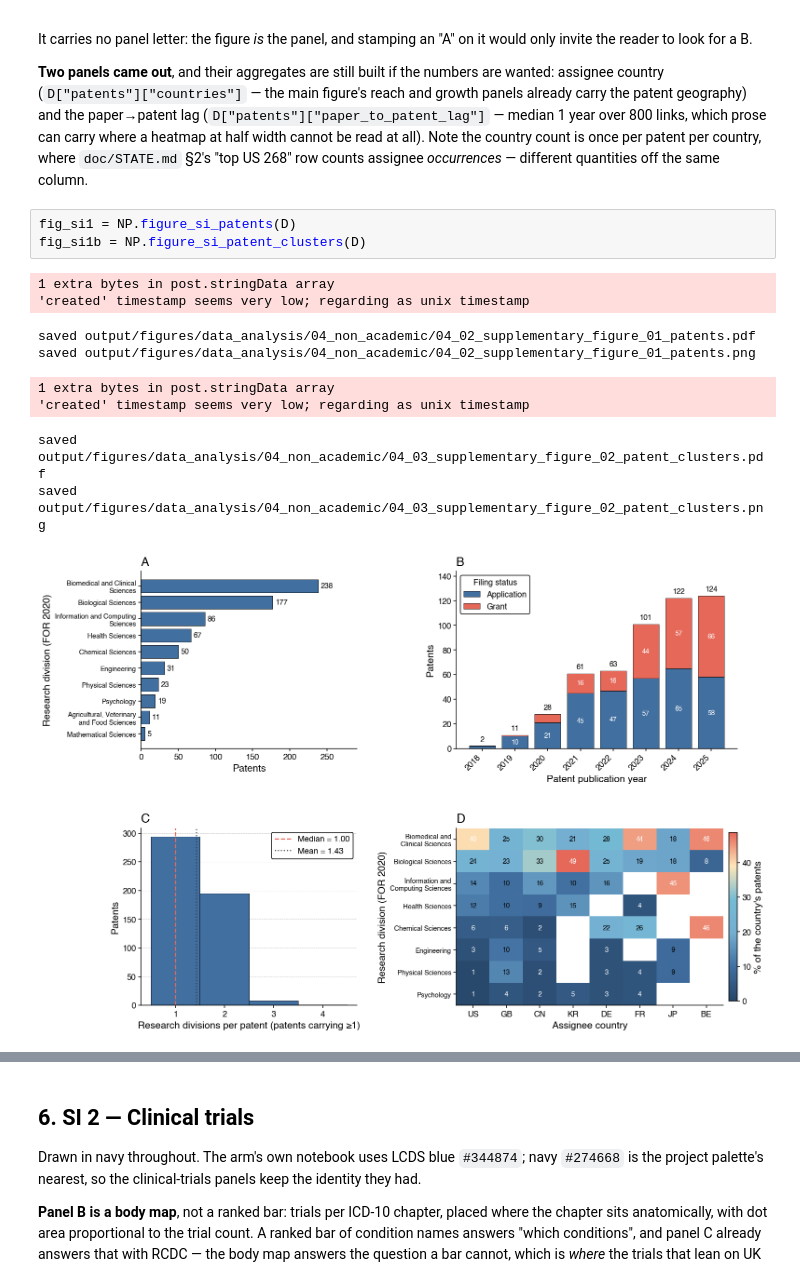
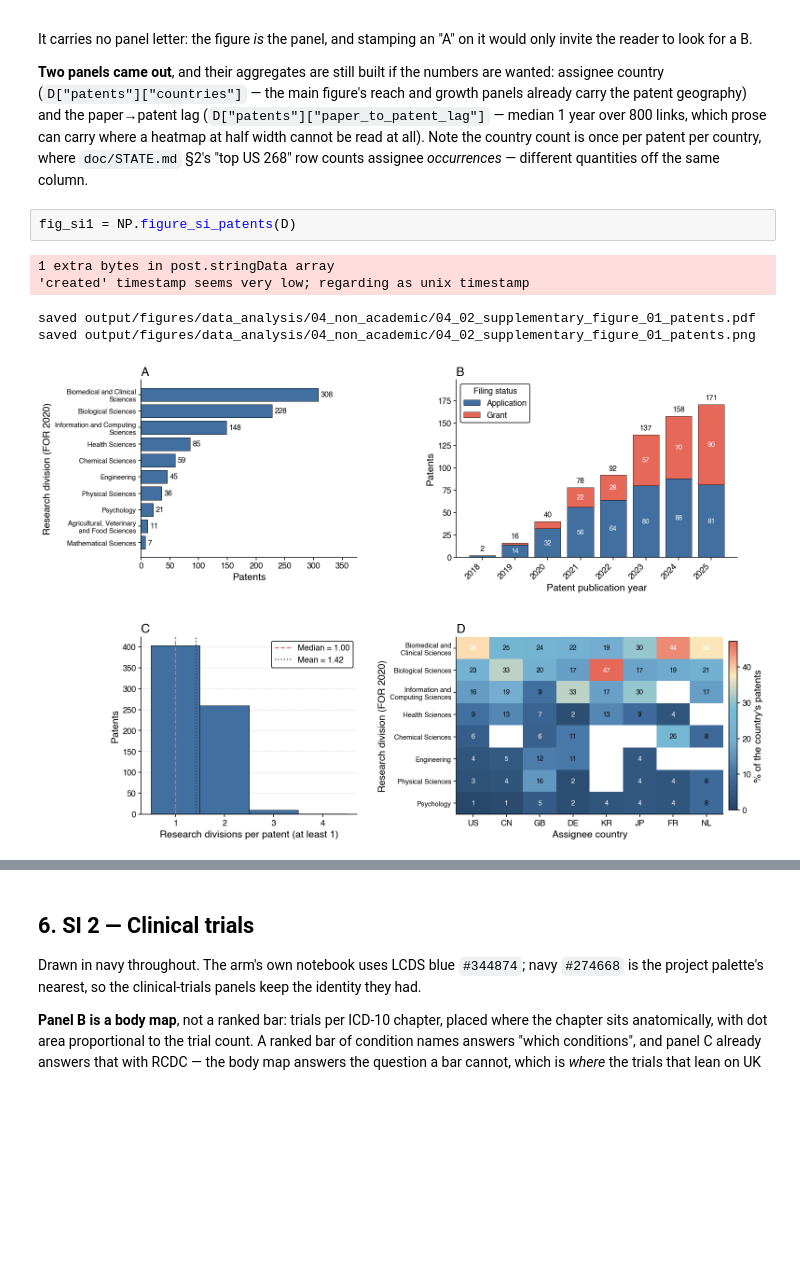
Before and after one commit to OxfordDemSci/20_years_of_ukb, a Jupyter notebook: src/data_analysis/04_non_academic_99_all.ipynb, the cells around one changed output, grey strips where cells are left out. Drawn from its saved outputs; the diff is of its cells as text; blank space fills up the shorter version.

Commit message:
updated the academic and non-academic impact figures
note that academic impact's analysing framework is from 2015-2025

```diff
--- a/src/data_analysis/04_non_academic_99_all.ipynb
+++ b/src/data_analysis/04_non_academic_99_all.ipynb
@@ -342,14 +342,9 @@ patent per country, where `doc/STATE.md` §2's "top US 268" row counts assignee
 *occurrences* — different quantities off the same column.
 # %%
 fig_si1 = NP.figure_si_patents(D)
-fig_si1b = NP.figure_si_patent_clusters(D)
 # %% [output]
 1 extra bytes in post.stringData array
 'created' timestamp seems very low; regarding as unix timestamp
 saved output/figures/data_analysis/04_non_academic/04_02_supplementary_figure_01_patents.pdf
 saved output/figures/data_analysis/04_non_academic/04_02_supplementary_figure_01_patents.png
-1 extra bytes in post.stringData array
-'created' timestamp seems very low; regarding as unix timestamp
-saved output/figures/data_analysis/04_non_academic/04_03_supplementary_figure_02_patent_clusters.pdf
-saved output/figures/data_analysis/04_non_academic/04_03_supplementary_figure_02_patent_clusters.png
-[figure, old version]
+[figure, new version]
```
Also changed, not shown: parts of 11 cells of this notebook, 38 other files.
